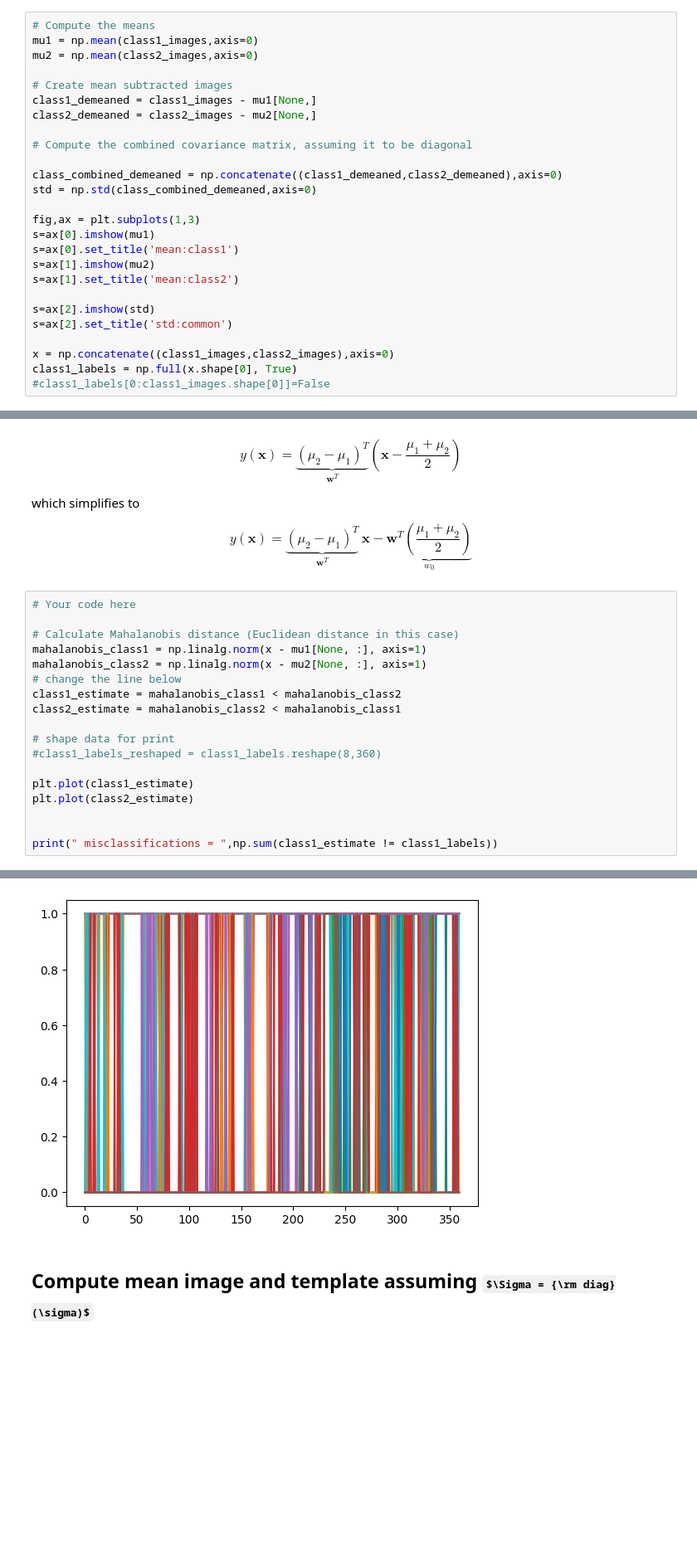
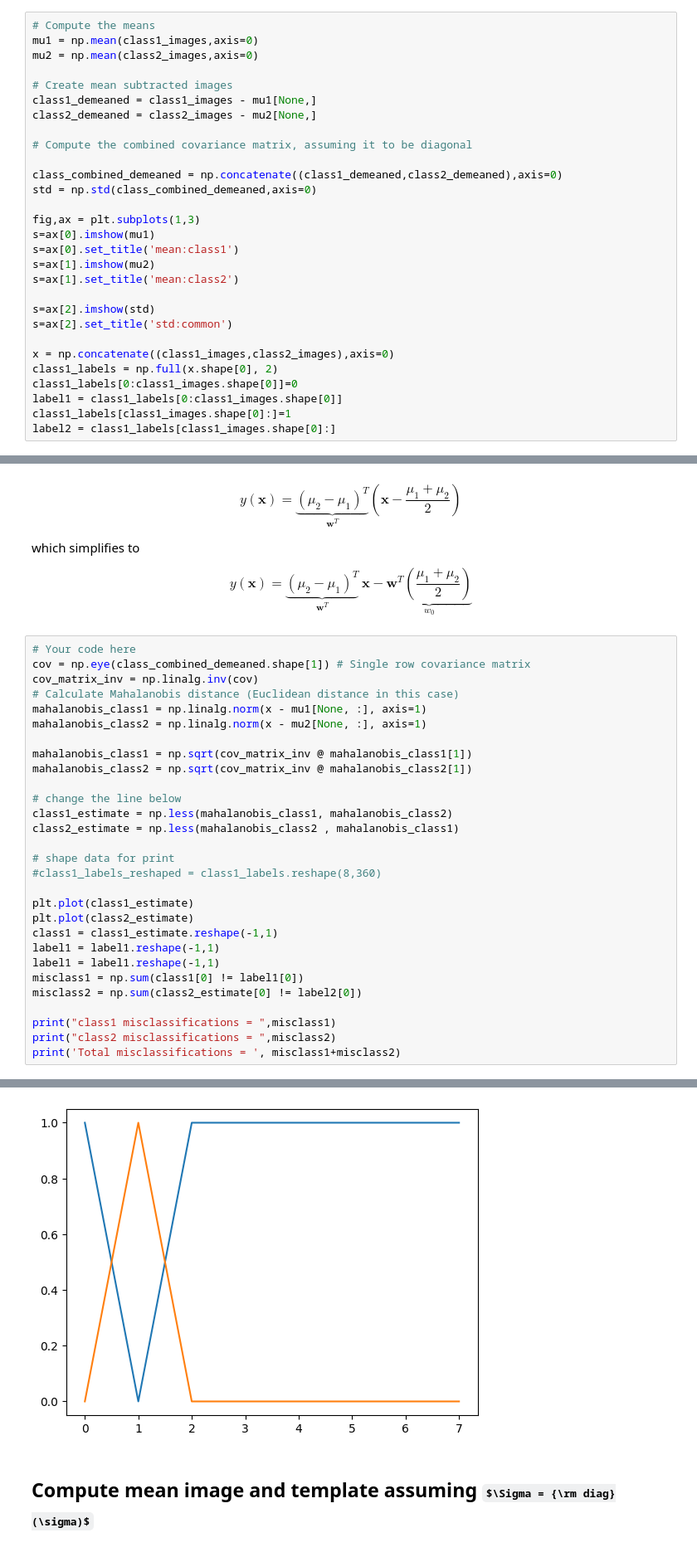
Before and after one commit to JayIke/machine-learning, a Jupyter notebook: hw5/minimum_distance_digits.ipynb, the cells around one changed output, grey strips where cells are left out. Shown at 83% size. Drawn from its saved outputs; the diff is of its cells as text; some formulas as TeX source; blank space fills up the shorter version.

```diff
--- a/hw5/minimum_distance_digits.ipynb
+++ b/hw5/minimum_distance_digits.ipynb
@@ -53,8 +53,11 @@ s=ax[2].imshow(std)
 s=ax[2].set_title('std:common')
 
 x = np.concatenate((class1_images,class2_images),axis=0)
-class1_labels = np.full(x.shape[0], True)
-#class1_labels[0:class1_images.shape[0]]=False
+class1_labels = np.full(x.shape[0], 2)
+class1_labels[0:class1_images.shape[0]]=0
+label1 = class1_labels[0:class1_images.shape[0]]
+class1_labels[class1_images.shape[0]:]=1
+label2 = class1_labels[class1_images.shape[0]:]
 # %% [output]
 [figure]
 # %% [markdown]
@@ -68,20 +71,31 @@ which simplifies to
 $$y(\mathbf x) = \underbrace{(\mu_2-\mu_1)^T}_{\mathbf w^T} ~\mathbf x- \underbrace{\mathbf w^T\left(\frac{\mu_1+\mu_2}{2}\right)}_{w_0}$$
 # %%
 # Your code here
-
+cov = np.eye(class_combined_demeaned.shape[1]) # Single row covariance matrix
+cov_matrix_inv = np.linalg.inv(cov)
 # Calculate Mahalanobis distance (Euclidean distance in this case)
 mahalanobis_class1 = np.linalg.norm(x - mu1[None, :], axis=1)
 mahalanobis_class2 = np.linalg.norm(x - mu2[None, :], axis=1)
+
+mahalanobis_class1 = np.sqrt(cov_matrix_inv @ mahalanobis_class1[1])
+mahalanobis_class2 = np.sqrt(cov_matrix_inv @ mahalanobis_class2[1])
+
 # change the line below
-class1_estimate = mahalanobis_class1 < mahalanobis_class2
-class2_estimate = mahalanobis_class2 < mahalanobis_class1
+class1_estimate = np.less(mahalanobis_class1, mahalanobis_class2)
+class2_estimate = np.less(mahalanobis_class2 , mahalanobis_class1)
 
 # shape data for print
 #class1_labels_reshaped = class1_labels.reshape(8,360)
 
 plt.plot(class1_estimate)
 plt.plot(class2_estimate)
+class1 = class1_estimate.reshape(-1,1)
+label1 = label1.reshape(-1,1)
+label1 = label1.reshape(-1,1)
+misclass1 = np.sum(class1[0] != label1[0])
+misclass2 = np.sum(class2_estimate[0] != label2[0])
 
-
-print(" misclassifications = ",np.sum(class1_estimate != class1_labels))
+print("class1 misclassifications = ",misclass1)
+print("class2 misclassifications = ",misclass2)
+print('Total misclassifications = ', misclass1+misclass2)
 # %% [output]
@@ -89,4 +105,4 @@ ValueError: operands could not be broadcast together with shapes (360,8) (360,)
-[figure, old version]
+[figure, new version]
 # %% [markdown]
 ## Compute mean image and template assuming $\Sigma = {\rm diag}(\sigma)$
 # %%
```
Also changed, not shown: parts of 2 cells of this notebook, 1 other file.
